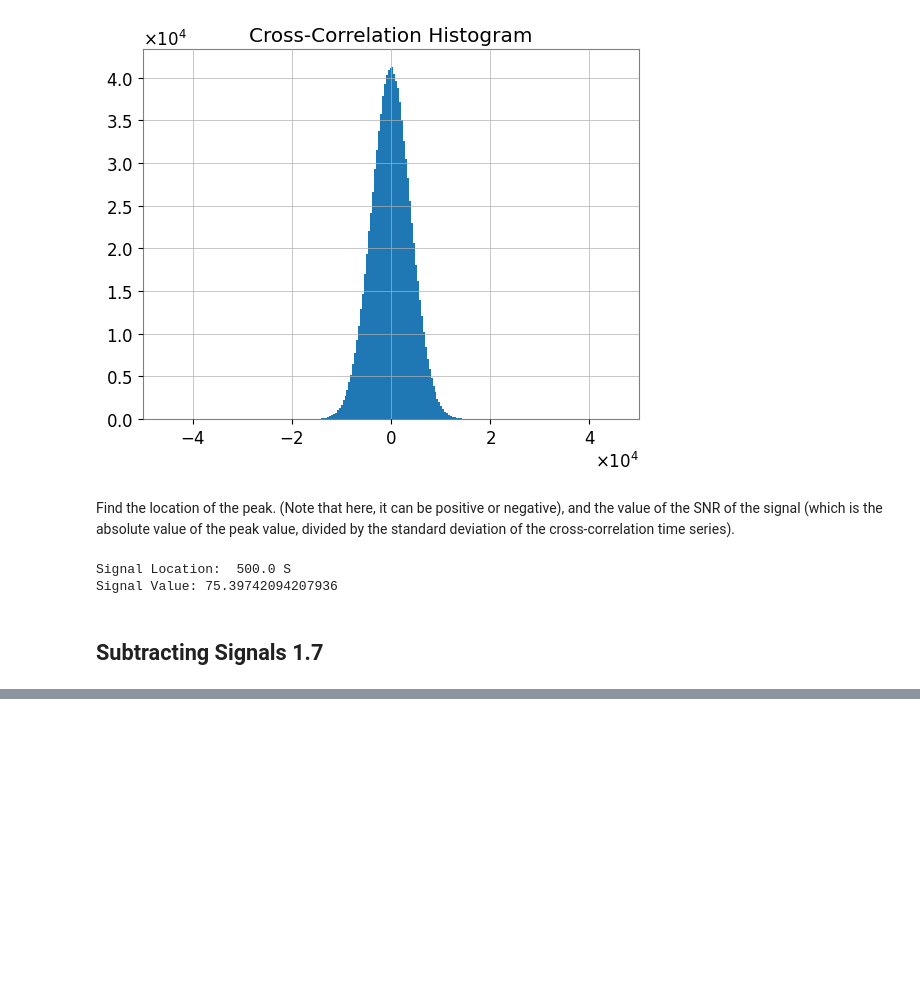
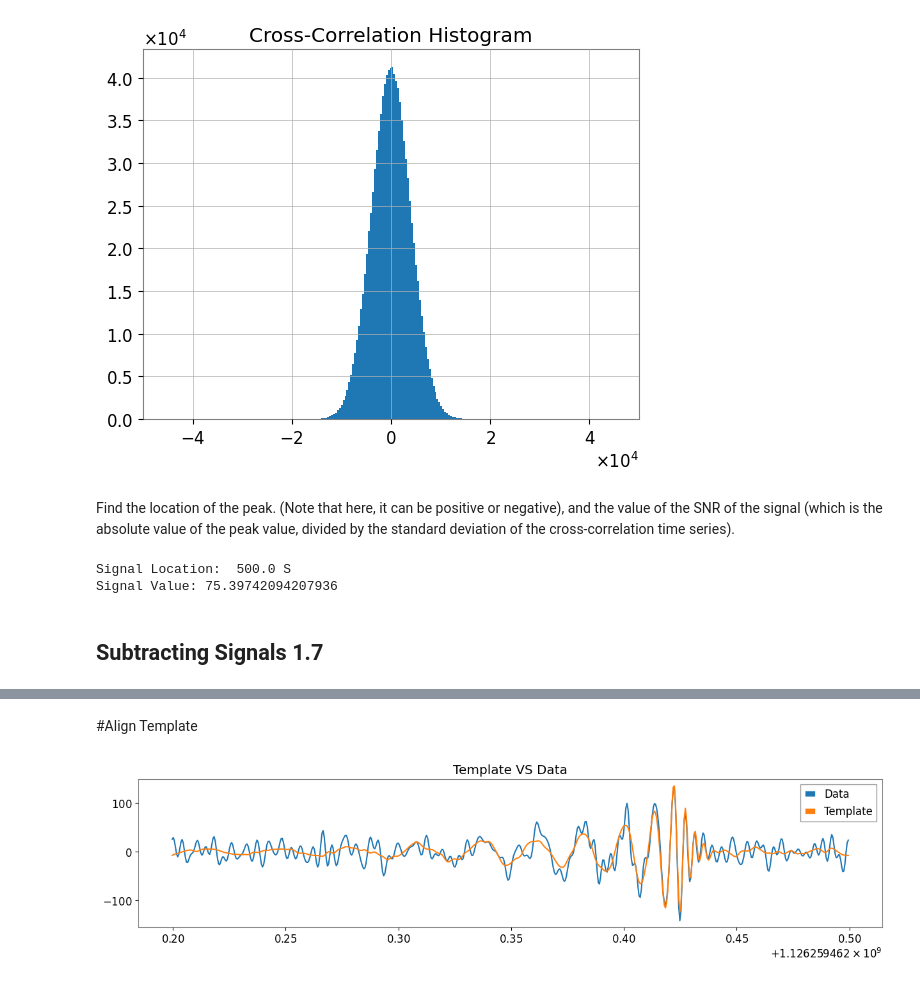
Before and after one commit to MrBenjaminHolmes/Gravitational-Waves, a Jupyter notebook: GWpy.ipynb, the cells around one changed output, grey strips where cells are left out. Cells and saved outputs as stored; diff of their text form; code cells hidden in the pictures; blank space fills up the shorter version.

```diff
--- a/GWpy.ipynb
+++ b/GWpy.ipynb
@@ -296,0 +356,34 @@ Signal Value: 75.39742094207936
+# %% [markdown]
+#Align Template
+# %%
+dt = time-strain.start_time
+aligned = hp.cyclic_time_shift(dt)
+
+#Scale so SNR=1 in the Data
+aligned /= sigma(aligned, psd=psd, low_frequency_cutoff=20.0)
+
+aligned = (aligned.to_frequencyseries() * snrp).to_timeseries()
+aligned.start_time = strain.start_time
+
+
+white_data = (strain.to_frequencyseries() / psd**0.5).to_timeseries()
+white_template = (aligned.to_frequencyseries() / psd**0.5).to_timeseries()
+
+#Highpass and Lowpass on Both
+white_data = white_data.highpass_fir(30, 512).lowpass_fir(300, 512)
+white_template = white_template.highpass_fir(30, 512).lowpass_fir(300, 512)
+
+#Select the time around the merger
+white_data = white_data.time_slice(merger.time-.2, merger.time+.1)
+white_template = white_template.time_slice(merger.time-.2, merger.time+.1)
+
+
+plt.figure(figsize=[15, 3])
+plt.plot(white_data.sample_times, white_data, label="Data")
+plt.plot(white_template.sample_times, white_template, label="Template")
+plt.grid(False)
+plt.title("Template VS Data")
+plt.legend()
+plt.show()
+# %% [output]
+[figure, added]
```
Also changed, not shown: parts of 7 cells of this notebook.
